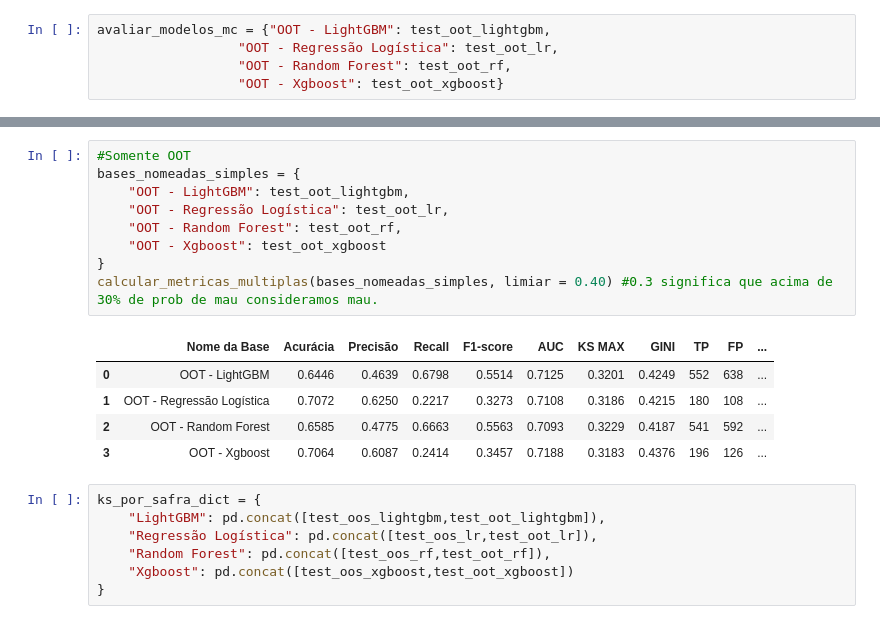
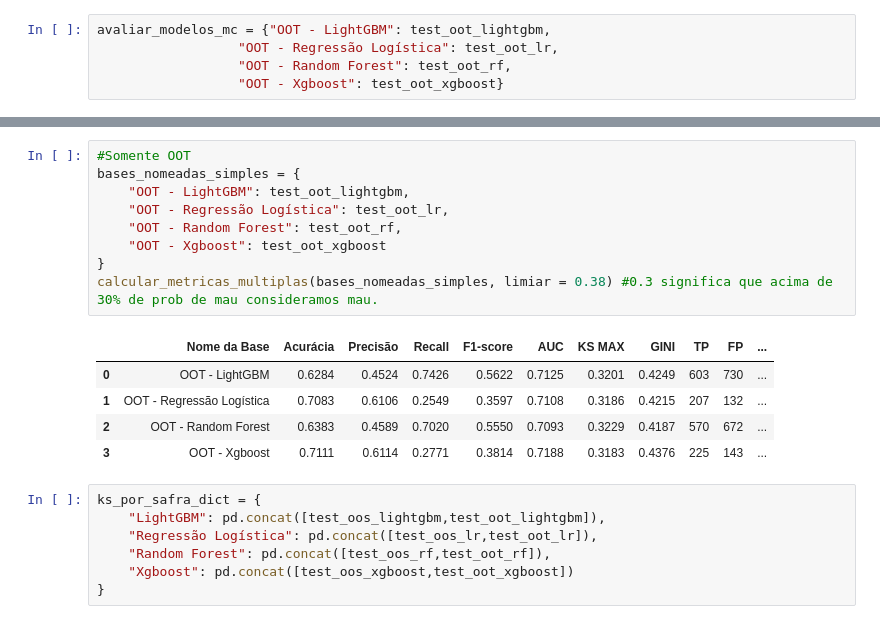
Before and after one commit to RodrigoFCMoreira/credit_scoring_ML_solver, a Jupyter notebook: 4 - Avaliar Técnica de modelagem.ipynb, the cells around one changed output, grey strips where cells are left out. Saved outputs shown, nothing was run; the diff lists cells and outputs as text.

```diff
--- a/4 - Avaliar Técnica de modelagem.ipynb
+++ b/4 - Avaliar Técnica de modelagem.ipynb
@@ -495,18 +510,18 @@ plot_matriz_confusao(avaliar_modelos_mc, limiar=0.38, perc=False)
 # %%
 #Somente OOT
 bases_nomeadas_simples = {
     "OOT - LightGBM": test_oot_lightgbm,
     "OOT - Regressão Logística": test_oot_lr,
     "OOT - Random Forest": test_oot_rf,
     "OOT - Xgboost": test_oot_xgboost
 }
-calcular_metricas_multiplas(bases_nomeadas_simples, limiar = 0.40) #0.3 significa que acima de 30% de prob de mau consideramos mau.
+calcular_metricas_multiplas(bases_nomeadas_simples, limiar = 0.38) #0.3 significa que acima de 30% de prob de mau consideramos mau.
 # %% [output]
 |  | Nome da Base | Acurácia | Precisão | Recall | F1-score | AUC | KS MAX | GINI | TP | FP | ... |
-| 0 | OOT - LightGBM | 0.6446 | 0.4639 | 0.6798 | 0.5514 | 0.7125 | 0.3201 | 0.4249 | 552 | 638 | ... |
-| 1 | OOT - Regressão Logística | 0.7072 | 0.6250 | 0.2217 | 0.3273 | 0.7108 | 0.3186 | 0.4215 | 180 | 108 | ... |
-| 2 | OOT - Random Forest | 0.6585 | 0.4775 | 0.6663 | 0.5563 | 0.7093 | 0.3229 | 0.4187 | 541 | 592 | ... |
-| 3 | OOT - Xgboost | 0.7064 | 0.6087 | 0.2414 | 0.3457 | 0.7188 | 0.3183 | 0.4376 | 196 | 126 | ... |
+| 0 | OOT - LightGBM | 0.6284 | 0.4524 | 0.7426 | 0.5622 | 0.7125 | 0.3201 | 0.4249 | 603 | 730 | ... |
+| 1 | OOT - Regressão Logística | 0.7083 | 0.6106 | 0.2549 | 0.3597 | 0.7108 | 0.3186 | 0.4215 | 207 | 132 | ... |
+| 2 | OOT - Random Forest | 0.6383 | 0.4589 | 0.7020 | 0.5550 | 0.7093 | 0.3229 | 0.4187 | 570 | 672 | ... |
+| 3 | OOT - Xgboost | 0.7111 | 0.6114 | 0.2771 | 0.3814 | 0.7188 | 0.3183 | 0.4376 | 225 | 143 | ... |
 # %%
 ks_por_safra_dict = {
     "LightGBM": pd.concat([test_oos_lightgbm,test_oot_lightgbm]),
```
Also changed, not shown: parts of 16 cells of this notebook, 8 other files.
